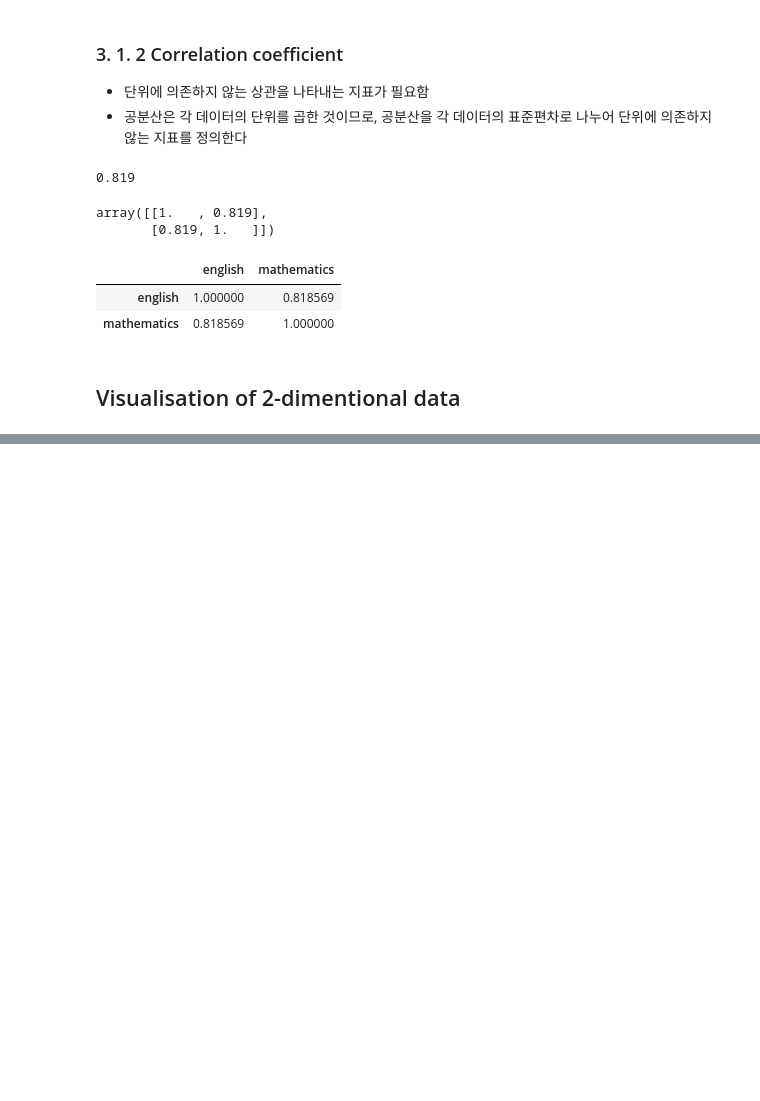
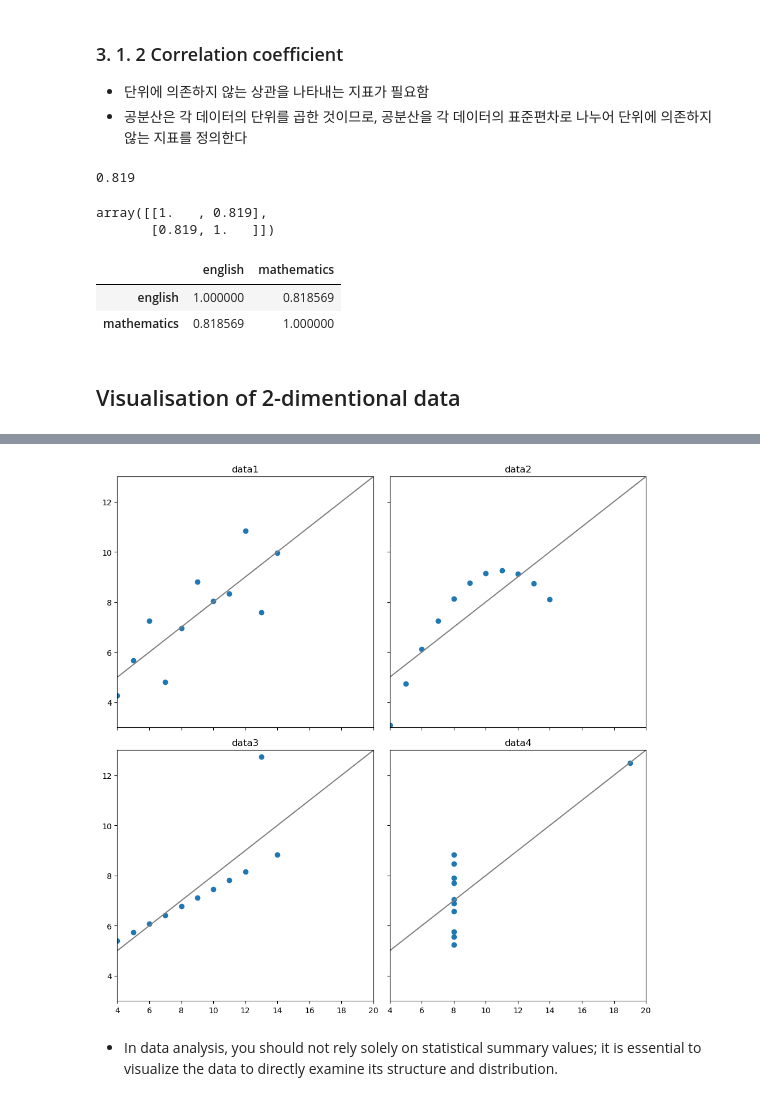
Before and after one commit to joanna-jaeeun/Statistics-with-Python, a Jupyter notebook: notebook/03. 2-dimensional data.ipynb, the cells around one changed output, grey strips where cells are left out. Saved outputs shown, nothing was run; the diff lists cells and outputs as text; code cells hidden in the pictures; blank space fills up the shorter version.

```diff
--- a/notebook/03. 2-dimensional data.ipynb
+++ b/notebook/03. 2-dimensional data.ipynb
@@ -117,0 +184,4 @@ scores_df.corr()
+# %%
+anscombe_data = np.load('../data/ch3_anscombe.npy')
+print(anscombe_data.shape)
+anscombe_data[0]
@@ -117,0 +201,16 @@ scores_df.corr()
+# %%
+stats_df = pd.DataFrame(index=['X_mean', 'X_variance', 'Y_mean',
+                               'Y_variance', 'X&Y_correlation',
+                               'X&Y_regression line'])
+for i, data in enumerate(anscombe_data):
+    dataX = data[:, 0]
+    dataY = data[:, 1]
+    poly_fit = np.polyfit(dataX, dataY, 1)
+    stats_df[f'data{i+1}'] =\
+        [f'{np.mean(dataX):.2f}',
+         f'{np.var(dataX):.2f}',
+         f'{np.mean(dataY):.2f}',
+         f'{np.var(dataY):.2f}',
+         f'{np.corrcoef(dataX, dataY)[0, 1]:.2f}',
+         f'{poly_fit[1]:.2f}+{poly_fit[0]:.2f}x']
+stats_df
@@ -117,0 +225,25 @@ scores_df.corr()
+# %%
+fig, axes = plt.subplots(nrows=2, ncols=2, figsize=(10, 10),
+                         sharex=True, sharey=True)
+
+xs = np.linspace(0, 30, 100)
+for i, data in enumerate(anscombe_data):
+    poly_fit = np.polyfit(data[:,0], data[:,1], 1)
+    poly_1d = np.poly1d(poly_fit)
+    ys = poly_1d(xs)
+
+    ax = axes[i//2, i%2]
+    ax.set_xlim([4, 20])
+    ax.set_ylim([3, 13])
+
+    ax.set_title(f'data{i+1}')
+    ax.scatter(data[:,0], data[:,1])
+    ax.plot(xs, ys, color='gray')
+
+# 그래프 사이의 간격을 좁힘
+plt.tight_layout()
+plt.show()
+# %% [output]
+[figure, added]
+# %% [markdown]
+- In data analysis, you should not rely solely on statistical summary values; it is essential to visualize the data to directly examine its structure and distribution.
```
Also changed, not shown: parts of 10 cells of this notebook.
